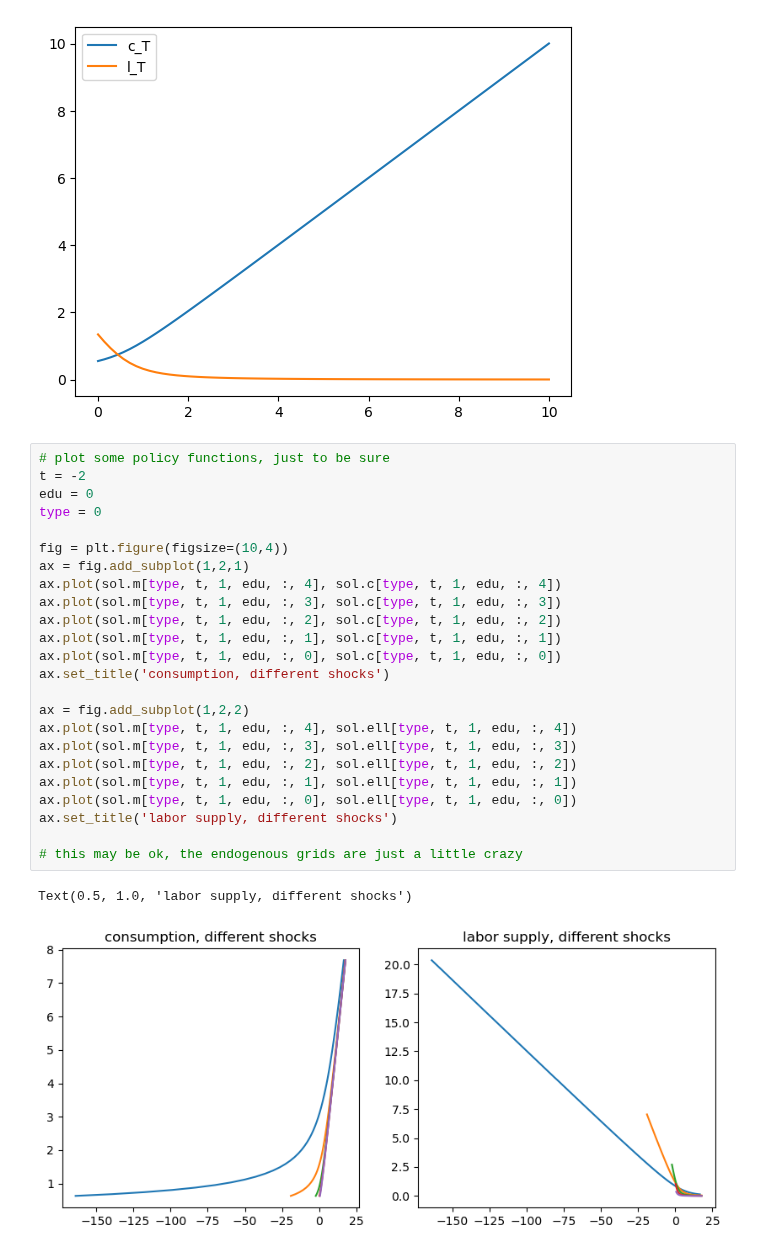
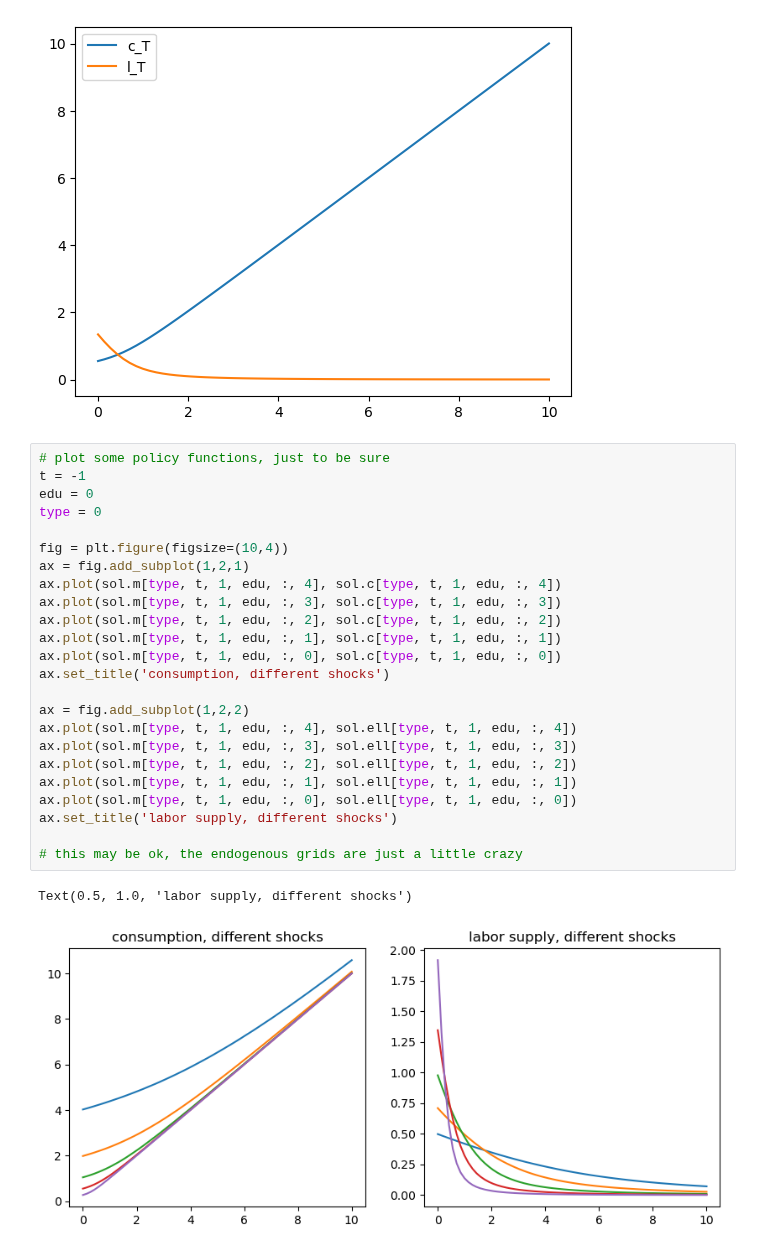
Before and after one commit to ansofol/DP_term_paper, a Jupyter notebook: working_stage/building_work_model.ipynb, the cells around one changed output. Cells and saved outputs as stored; diff of their text form.

```diff
--- a/working_stage/building_work_model.ipynb
+++ b/working_stage/building_work_model.ipynb
@@ -39,28 +39,28 @@ plt.legend()
 [figure]
 # %%
 # plot some policy functions, just to be sure
-t = -2
+t = -1
 edu = 0
 type = 0
 
 fig = plt.figure(figsize=(10,4))
 ax = fig.add_subplot(1,2,1)
 ax.plot(sol.m[type, t, 1, edu, :, 4], sol.c[type, t, 1, edu, :, 4])
 ax.plot(sol.m[type, t, 1, edu, :, 3], sol.c[type, t, 1, edu, :, 3])
 ax.plot(sol.m[type, t, 1, edu, :, 2], sol.c[type, t, 1, edu, :, 2])
 ax.plot(sol.m[type, t, 1, edu, :, 1], sol.c[type, t, 1, edu, :, 1])
 ax.plot(sol.m[type, t, 1, edu, :, 0], sol.c[type, t, 1, edu, :, 0])
 ax.set_title('consumption, different shocks')
 
 ax = fig.add_subplot(1,2,2)
 ax.plot(sol.m[type, t, 1, edu, :, 4], sol.ell[type, t, 1, edu, :, 4])
 ax.plot(sol.m[type, t, 1, edu, :, 3], sol.ell[type, t, 1, edu, :, 3])
 ax.plot(sol.m[type, t, 1, edu, :, 2], sol.ell[type, t, 1, edu, :, 2])
 ax.plot(sol.m[type, t, 1, edu, :, 1], sol.ell[type, t, 1, edu, :, 1])
 ax.plot(sol.m[type, t, 1, edu, :, 0], sol.ell[type, t, 1, edu, :, 0])
 ax.set_title('labor supply, different shocks')
 
 # this may be ok, the endogenous grids are just a little crazy
 # %% [output]
 Text(0.5, 1.0, 'labor supply, different shocks')
-[figure, old version]
+[figure, new version]
```
Also changed, not shown: 1 other file.
